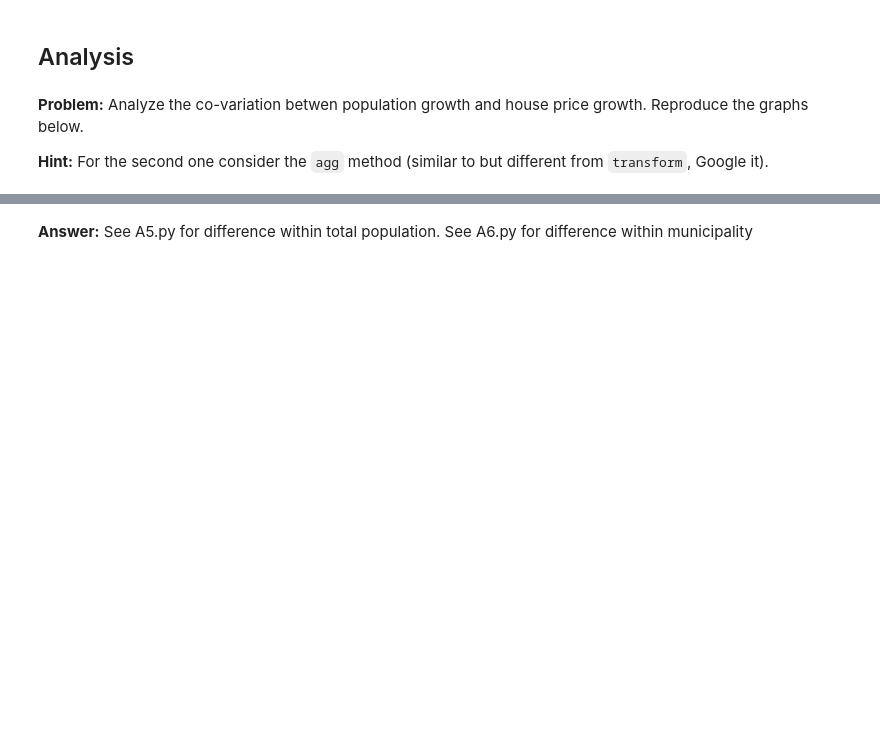
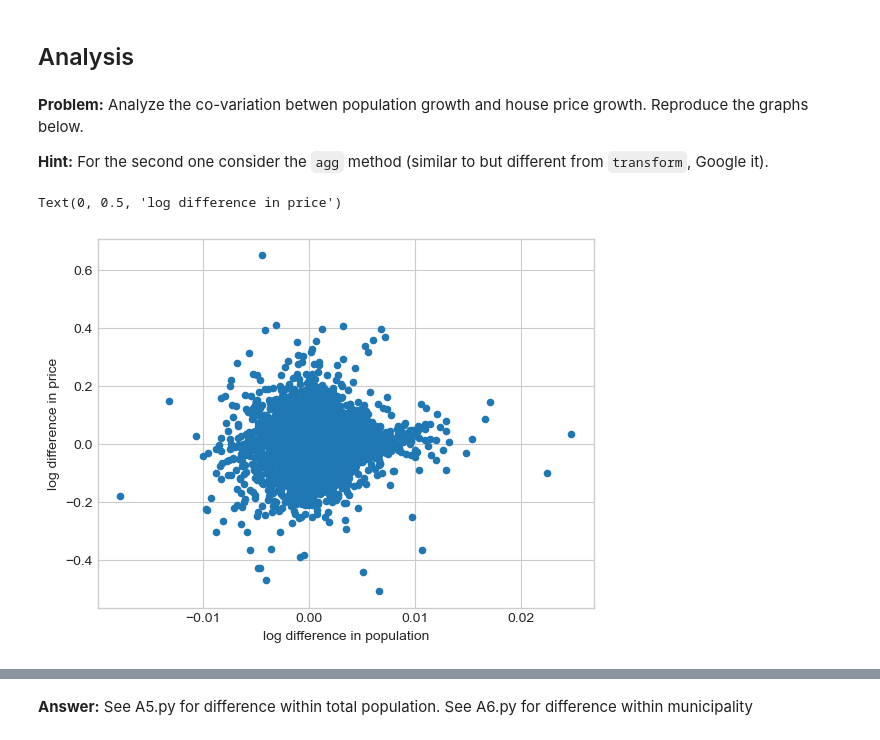
Before and after one commit to gcd196/Egen-mappe, a Jupyter notebook: Classes/7. seventh class/PS4/problem_set_4.ipynb, the cells around one changed output, grey strips where cells are left out. Cells and saved outputs as stored; diff of their text form; code cells hidden in the pictures; blank space fills up the shorter version.

```diff
--- a/Classes/7. seventh class/PS4/problem_set_4.ipynb
+++ b/Classes/7. seventh class/PS4/problem_set_4.ipynb
@@ -219,0 +310,17 @@ pop.head()
+# %%
+# a. merge the two data sets with a left join
+full = pd.merge(pop, prices_long, on=['date','municipality'], how='left')
+#Sort the data
+full.sort_values(['municipality','date'], inplace=True)
+
+# b. take logs
+full['log_population'] =  np.log(full['population'])
+full['log_price'] =  np.log(full['price'])
+
+# c. figur 1: log differences. The transform is in the log difference
+ax = full.groupby('municipality').diff(1).plot(x = 'log_population', y = 'log_price', kind = 'scatter');
+ax.set_xlabel('log difference in population')
+ax.set_ylabel('log difference in price')
+# %% [output]
+Text(0, 0.5, 'log difference in price')
+[figure, added]
```
Also changed, not shown: parts of 18 cells of this notebook, 1 other file.
